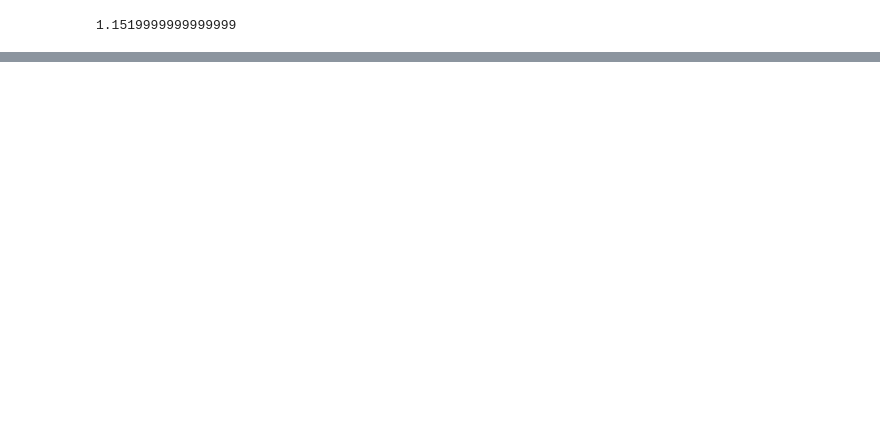
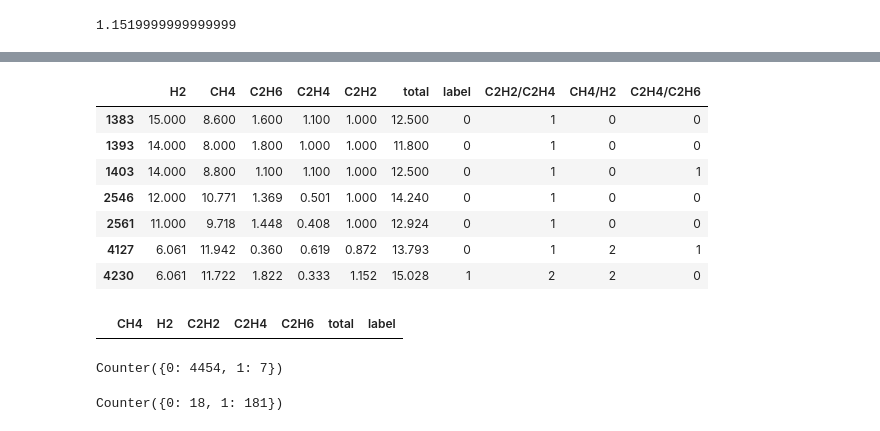
Before and after one commit to bytekongfrombupt/electricNet_Project, a Jupyter notebook: coding.ipynb, the cells around one changed output, grey strips where cells are left out. Cells and saved outputs as stored; diff of their text form; code cells hidden in the pictures; blank space fills up the shorter version.

```diff
--- a/coding.ipynb
+++ b/coding.ipynb
@@ -88,0 +89,33 @@ raw_data.H2.max()
+# %%
+# 三比值法诊断warning_data是否出现异常
+
+def C2H2_C2H4(data):
+    tmp = data.C2H2 / data.C2H4
+    if tmp < 0.1:
+        return 0
+    elif tmp >= 3:
+        return 2
+    else:
+        return 1
+
+def CH4_H2(data):
+    tmp = data.CH4 / data.H2
+    if tmp < 0.1:
+        return 1
+    elif tmp >= 1:
+        return 2
+    else:
+        return 0
+
+def C2H4_C2H6(data):
+    tmp = data.C2H4 /data.C2H6
+    if tmp < 1:
+        return 0
+    elif tmp >= 3:
+        return 2
+    else:
+        return 1
+# %%
+warning_data['C2H2/C2H4'] = warning_data.apply(lambda x : C2H2_C2H4(x),axis=1)
+warning_data['CH4/H2'] = warning_data.apply(lambda x : CH4_H2(x),axis=1)
+warning_data['C2H4/C2H6'] = warning_data.apply(lambda x : C2H4_C2H6(x),axis=1)
@@ -88,0 +138,23 @@ raw_data.H2.max()
+# %%
+warning_data
+# %% [output]
+|  | H2 | CH4 | C2H6 | C2H4 | C2H2 | total | label | C2H2/C2H4 | CH4/H2 | C2H4/C2H6 |
+| 1383 | 15.000 | 8.600 | 1.600 | 1.100 | 1.000 | 12.500 | 0 | 1 | 0 | 0 |
+| 1393 | 14.000 | 8.000 | 1.800 | 1.000 | 1.000 | 11.800 | 0 | 1 | 0 | 0 |
+| 1403 | 14.000 | 8.800 | 1.100 | 1.100 | 1.000 | 12.500 | 0 | 1 | 0 | 1 |
+| 2546 | 12.000 | 10.771 | 1.369 | 0.501 | 1.000 | 14.240 | 0 | 1 | 0 | 0 |
+| 2561 | 11.000 | 9.718 | 1.448 | 0.408 | 1.000 | 12.924 | 0 | 1 | 0 | 0 |
+| 4127 | 6.061 | 11.942 | 0.360 | 0.619 | 0.872 | 13.793 | 0 | 1 | 2 | 1 |
+| 4230 | 6.061 | 11.722 | 1.822 | 0.333 | 1.152 | 15.028 | 1 | 2 | 2 | 0 |
+# %%
+err_data[err_data.H2 == 6.061]
+# %% [output]
+|  | CH4 | H2 | C2H2 | C2H4 | C2H6 | total | label |
+# %%
+Counter(raw_data.label)
+# %% [output]
+Counter({0: 4454, 1: 7})
+# %%
+Counter(err_data.label)
+# %% [output]
+Counter({0: 18, 1: 181})
```
Also changed, not shown: parts of 16 cells of this notebook, 1 other file.
